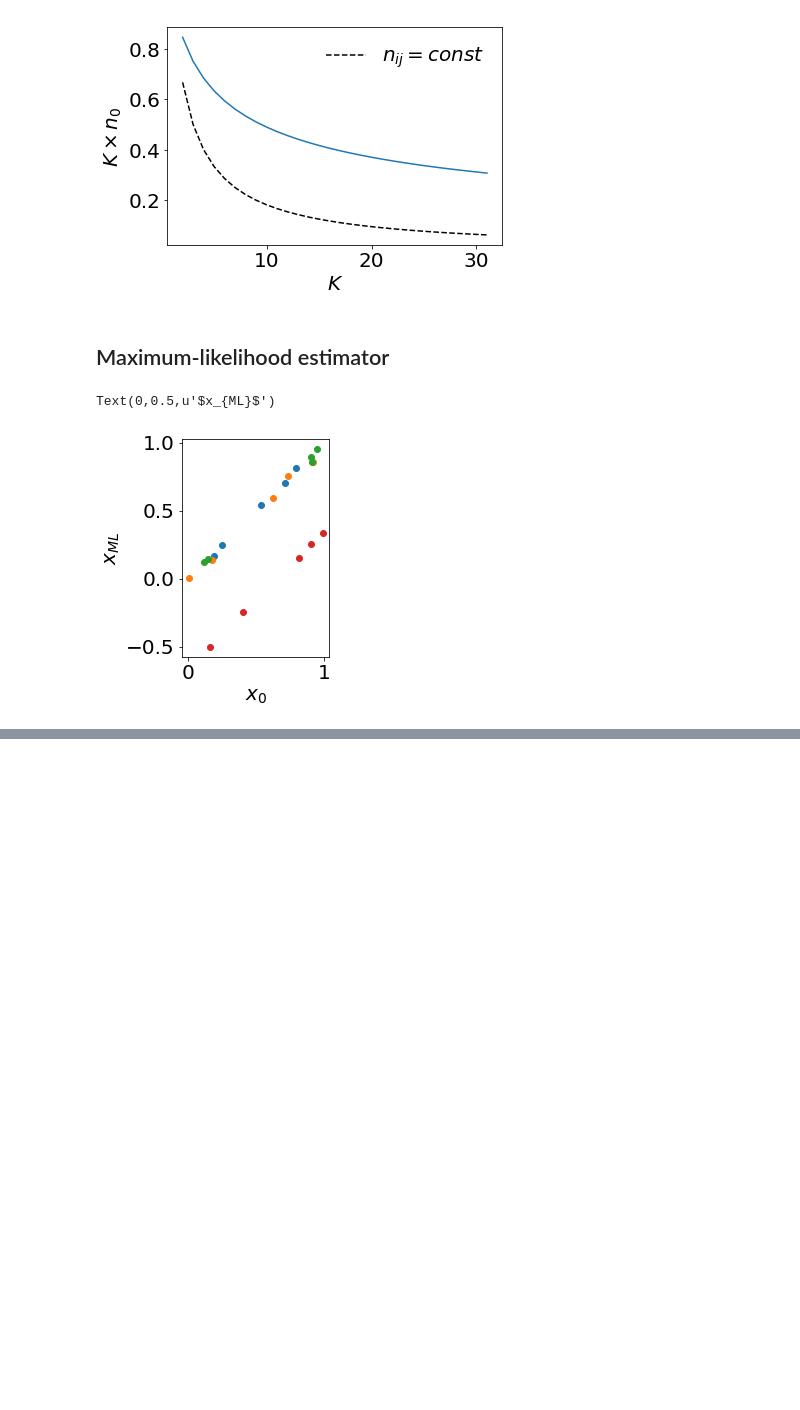
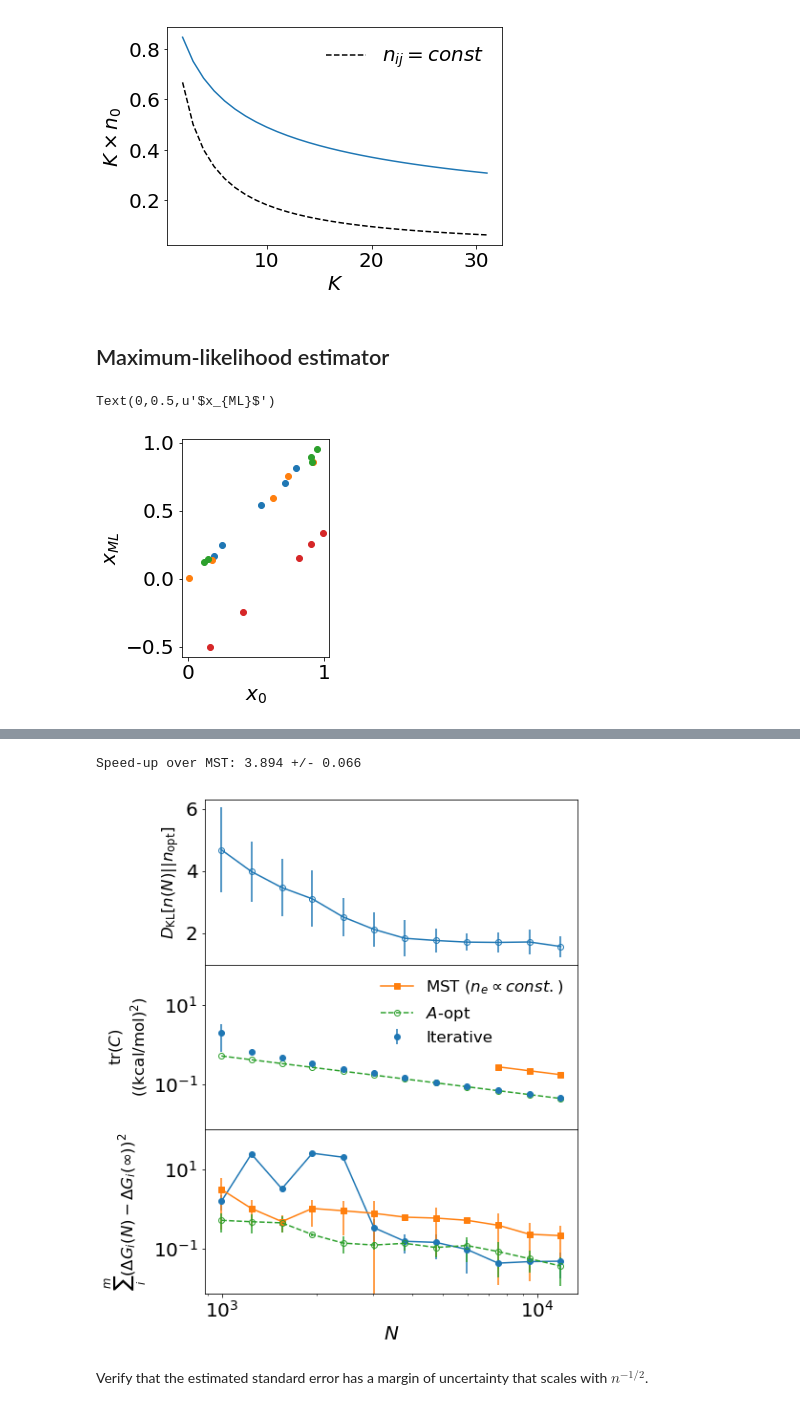
Before and after one commit to forcefield/DiffNet, a Jupyter notebook: analysis.ipynb, the cells around one changed output, grey strips where cells are left out. Saved outputs shown, nothing was run; the diff lists cells and outputs as text; code cells hidden in the pictures; blank space fills up the shorter version.

```diff
--- a/analysis.ipynb
+++ b/analysis.ipynb
@@ -707,0 +899,3 @@ Text(0,0.5,u'$x_{ML}$')
+# %%
+trCoptCOX2 = np.trace( dn.covariance( sCOX2, nijCOX2))
+trCMSTCOX2 = np.trace( dn.covariance( sCOX2, nMSTCOX2))
@@ -707,0 +947,13 @@ Text(0,0.5,u'$x_{ML}$')
+# %%
+def divergence_from_optimal( nijs, nopt, epsilon=1e-15):
+    D = np.zeros( len(nijs))
+    K = nijs[0].shape[0]
+    for t, nij in enumerate( nijs):
+        nij = nij/dn.sum_upper_triangle( matrix(nij))
+        d = 0.
+        for i in xrange( K):
+            for j in xrange( i, K):
+                if nij[i,j]>0:
+                    d += nij[i,j]*np.log( nij[i,j]/(nopt[i,j] + epsilon))
+        D[t] = d
+    return D
@@ -707,0 +976,45 @@ Text(0,0.5,u'$x_{ML}$')
+# %%
+def plot_iteration_toward_optimal( nijtrjs, trCtrjs, xtrjs, xtrue, nopt, trCrefs, xref):
+    fig, axes = plt.subplots( 3, 1, sharex=True, figsize=(7, 9.5))
+    ntotal = np.array( [ [ dn.sum_upper_triangle( matrix( nij)) for nij in nijtrj ]
+                         for nijtrj in nijtrjs ])
+    ntotal = np.mean( ntotal, axis=0)
+    div = np.array( [ divergence_from_optimal( nijtrj, nopt) for nijtrj in nijtrjs ])
+    axes[0].errorbar( ntotal, np.mean(div, axis=0), yerr=np.std(div, axis=0), fmt='o-', mfc='none')
+    axes[0].set_ylabel( r'$D_{\mathrm{KL}}[n(N)||n_{\mathrm{opt}}]$', fontsize='small')
+
+    axes[1].errorbar( ntotal, np.mean( trCtrjs, axis=0), yerr=np.std(trCtrjs, axis=0), fmt='o', label='Iterative')
+    axes[1].plot( ntotal[-3:], trCrefs['MST']/ntotal[-3:], 's-', label=r'MST ($n_e\propto const.$)')
+    axes[1].plot( ntotal, trCrefs['A']/ntotal, 'o--', mfc='none', label=r'$A$-opt')
+    axes[1].set_ylabel( r'$\mathrm{tr}(C)$' + '\n' + r'((kcal/mol)$^2$)', fontsize='small')
+    axes[1].set_yscale( 'log')
+    axes[1].legend( loc='best', fontsize='small', frameon=False)
+    ymin1, ymax1 = axes[1].get_ylim()
+
+    dx2 = np.sum(np.square(xtrjs - xtrue), axis=2)
+    axes[2].errorbar( ntotal, np.mean( dx2, axis=0), yerr=np.std( dx2, axis=0), fmt='o-')
+    dx2MST = np.sum(np.square(xref['MST'] - xtrue), axis=2)
+    axes[2].errorbar( ntotal, np.mean( dx2MST, axis=0), yerr=np.std( dx2MST, axis=0), fmt='s-')
+    dx2A = np.sum(np.square(xref['A'] - xtrue), axis=2)
+    axes[2].errorbar( ntotal, np.mean( dx2A, axis=0), yerr=np.std( dx2A, axis=0), fmt='o--', mfc='none')
+    axes[2].set_yscale( 'log')
+    ymin2, ymax2 = axes[2].get_ylim()
+
+    ymin = min(ymin1, ymin2)
+    ymax = max(ymax1, ymax2)
+    for ax in axes[1:]: ax.set_ylim( ymin, ymax) # tr(C) and ddG should have the same y-scale
+
+    axes[2].set_ylabel( r'$\sum_i^m(\Delta G_i(N) - \Delta G_i(\infty))^2$', fontsize='small')
+    axes[-1].set_xscale( 'log')
+    axes[-1].set_xlabel( r'$N$')
+    fig.subplots_adjust( hspace=0)
+
+    speedup = (trCrefs['MST']/ntotal[-1])/np.array(trCtrjs)[:,-1]
+    print 'Speed-up over MST: %.3f +/- %.3f' % (np.mean( speedup), np.std( speedup))
+    return fig
+
+figiter = plot_iteration_toward_optimal( nijCOX2trj, trCCOX2trj, dGCOX2trj, dGCOX2, nijCOX2,
+                                      dict( A=trCoptCOX2, MST=trCMSTCOX2), dict( A=dGCOX2Aopttrj, MST=dGCOX2MSTtrj))
+# %% [output]
+Speed-up over MST: 3.894 +/- 0.066
+[figure, added]
@@ -707,0 +1023,2 @@ Text(0,0.5,u'$x_{ML}$')
+# %% [markdown]
+Verify that the estimated standard error has a margin of uncertainty that scales with $n^{-1/2}$.
```
Also changed, not shown: parts of 25 cells of this notebook, 1 other file.
